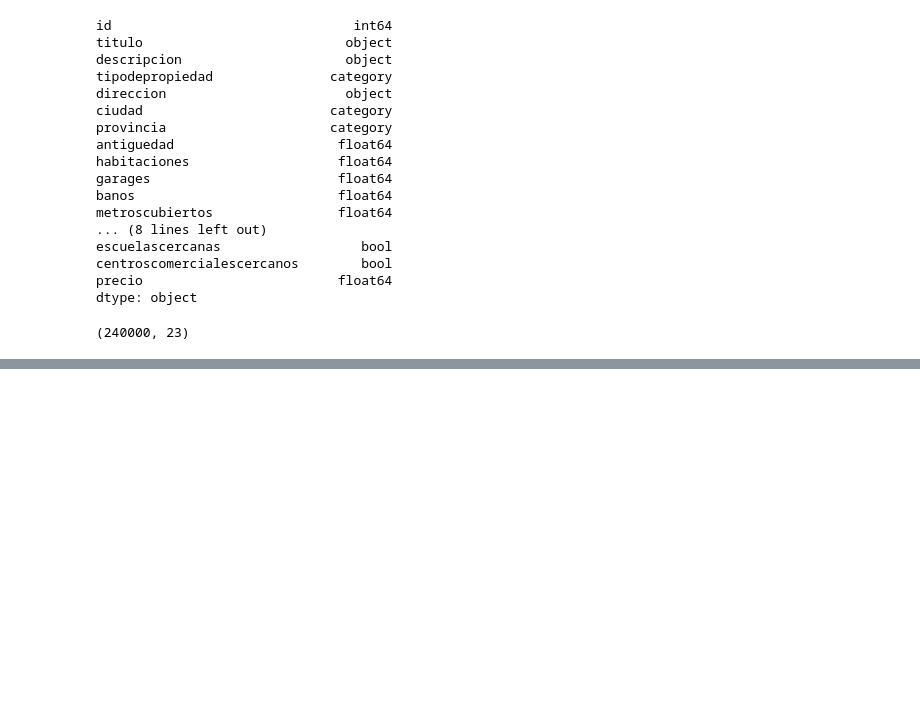
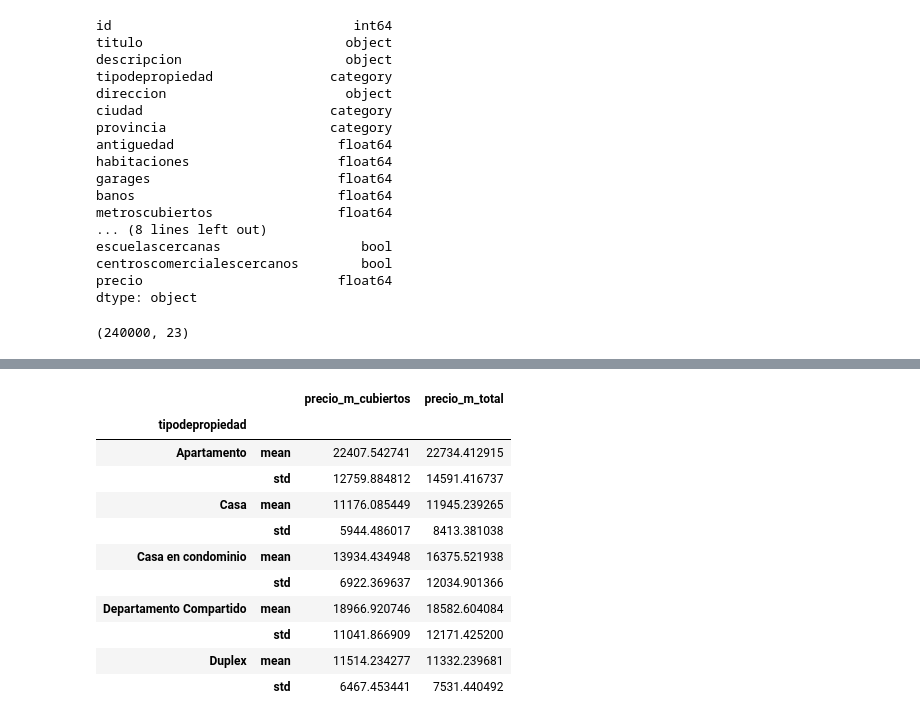
Before and after one commit to mrsoto/tp1_7506, a Jupyter notebook: mrs-analisis-de-datos.ipynb, the cells around one changed output, grey strips where cells are left out. Cells and saved outputs as stored; diff of their text form; code cells hidden in the pictures; blank space fills up the shorter version.

```diff
--- a/mrs-analisis-de-datos.ipynb
+++ b/mrs-analisis-de-datos.ipynb
@@ -76,0 +106,15 @@ numColumnsStats
+# %%
+precios
+# %% [output]
+|  |  | precio_m_cubiertos | precio_m_total |
+| tipodepropiedad |  |  |  |
+| Apartamento | mean | 22407.542741 | 22734.412915 |
+|  | std | 12759.884812 | 14591.416737 |
+| Casa | mean | 11176.085449 | 11945.239265 |
+|  | std | 5944.486017 | 8413.381038 |
+| Casa en condominio | mean | 13934.434948 | 16375.521938 |
+|  | std | 6922.369637 | 12034.901366 |
+| Departamento Compartido | mean | 18966.920746 | 18582.604084 |
+|  | std | 11041.866909 | 12171.425200 |
+| Duplex | mean | 11514.234277 | 11332.239681 |
+|  | std | 6467.453441 | 7531.440492 |
```
Also changed, not shown: parts of 11 cells of this notebook.
